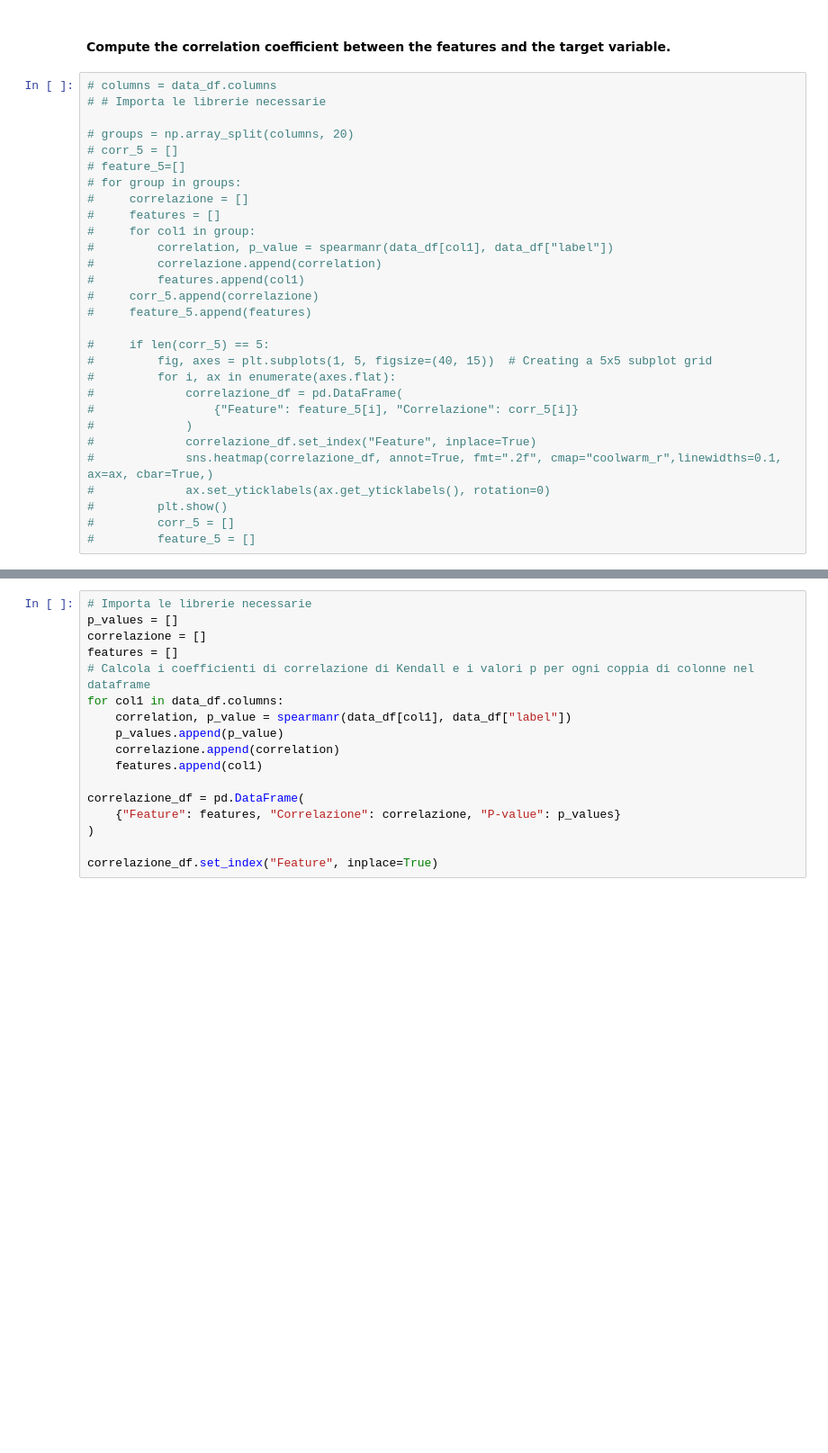
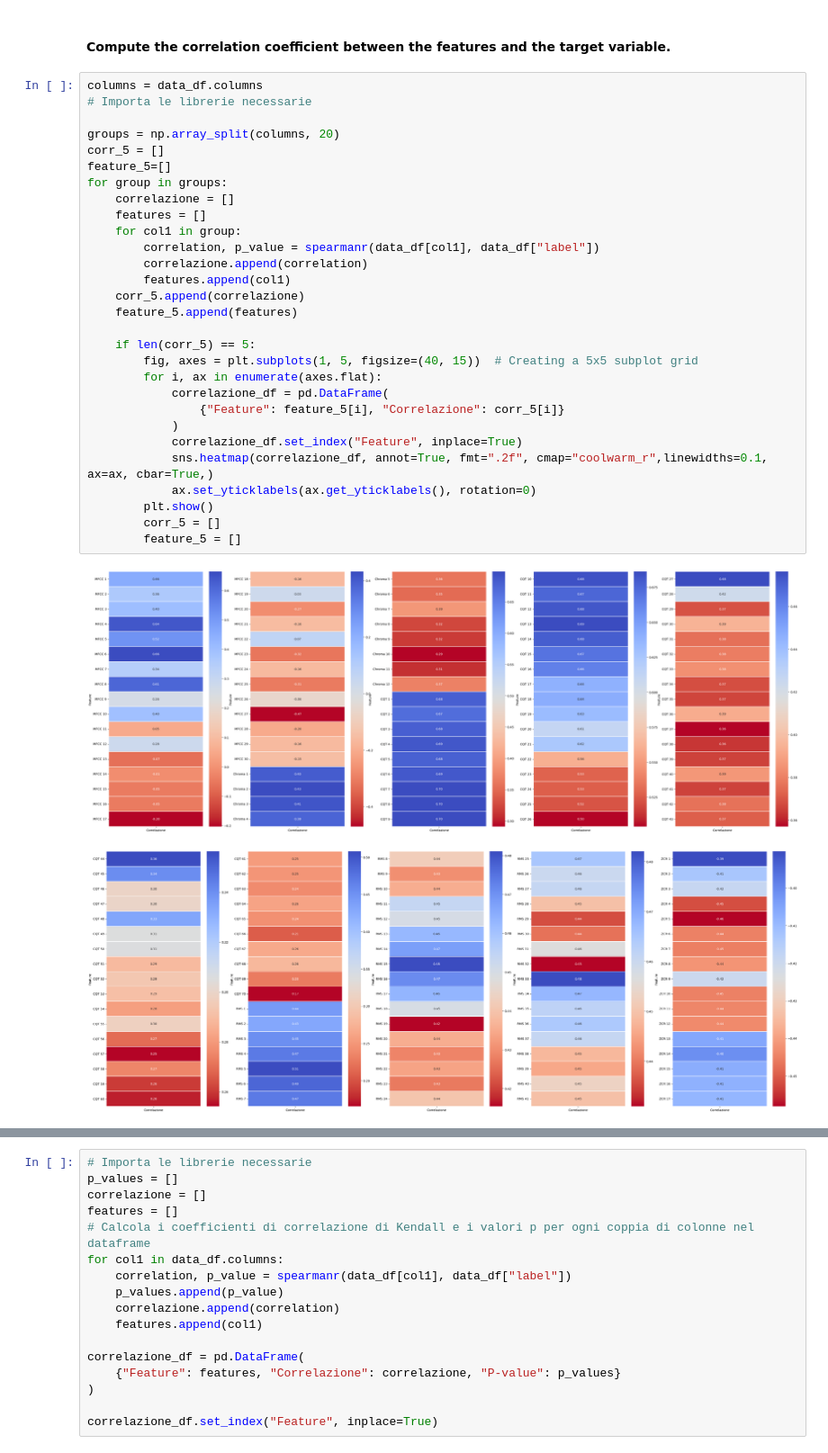
Before and after one commit to DavideLigari01/advanced-biomedical-project, a Jupyter notebook: notebooks/feature_analysis/correlation_analysis.ipynb, the cells around one changed output, grey strips where cells are left out. Shown at 90% size. Drawn from its saved outputs; the diff is of its cells as text; blank space fills up the shorter version.

```diff
--- a/notebooks/feature_analysis/correlation_analysis.ipynb
+++ b/notebooks/feature_analysis/correlation_analysis.ipynb
@@ -195,31 +195,34 @@ styled_norm_df
 # %% [markdown]
 #### Compute the correlation coefficient between the features and the target variable.
 # %%
-# columns = data_df.columns
-# # Importa le librerie necessarie
+columns = data_df.columns
+# Importa le librerie necessarie
 
-# groups = np.array_split(columns, 20)
-# corr_5 = []
-# feature_5=[]
-# for group in groups:
-#     correlazione = []
-#     features = []
-#     for col1 in group:
-#         correlation, p_value = spearmanr(data_df[col1], data_df["label"])
-#         correlazione.append(correlation)
-#         features.append(col1)
-#     corr_5.append(correlazione)
-#     feature_5.append(features)
+groups = np.array_split(columns, 20)
+corr_5 = []
+feature_5=[]
+for group in groups:
+    correlazione = []
+    features = []
+    for col1 in group:
+        correlation, p_value = spearmanr(data_df[col1], data_df["label"])
+        correlazione.append(correlation)
+        features.append(col1)
+    corr_5.append(correlazione)
+    feature_5.append(features)
 
-#     if len(corr_5) == 5:
-#         fig, axes = plt.subplots(1, 5, figsize=(40, 15))  # Creating a 5x5 subplot grid
-#         for i, ax in enumerate(axes.flat):
-#             correlazione_df = pd.DataFrame(
-#                 {"Feature": feature_5[i], "Correlazione": corr_5[i]}
-#             )
-#             correlazione_df.set_index("Feature", inplace=True)
-#             sns.heatmap(correlazione_df, annot=True, fmt=".2f", cmap="coolwarm_r",linewidths=0.1, ax=ax, cbar=True,)
-#             ax.set_yticklabels(ax.get_yticklabels(), rotation=0)
-#         plt.show()
-#         corr_5 = []
-#         feature_5 = []
+    if len(corr_5) == 5:
+        fig, axes = plt.subplots(1, 5, figsize=(40, 15))  # Creating a 5x5 subplot grid
+        for i, ax in enumerate(axes.flat):
+            correlazione_df = pd.DataFrame(
+                {"Feature": feature_5[i], "Correlazione": corr_5[i]}
+            )
+            correlazione_df.set_index("Feature", inplace=True)
+            sns.heatmap(correlazione_df, annot=True, fmt=".2f", cmap="coolwarm_r",linewidths=0.1, ax=ax, cbar=True,)
+            ax.set_yticklabels(ax.get_yticklabels(), rotation=0)
+        plt.show()
+        corr_5 = []
+        feature_5 = []
+# %% [output]
+[figure, added]
+[figure, added]
```
Also changed, not shown: parts of 5 cells of this notebook, 3 other files.
